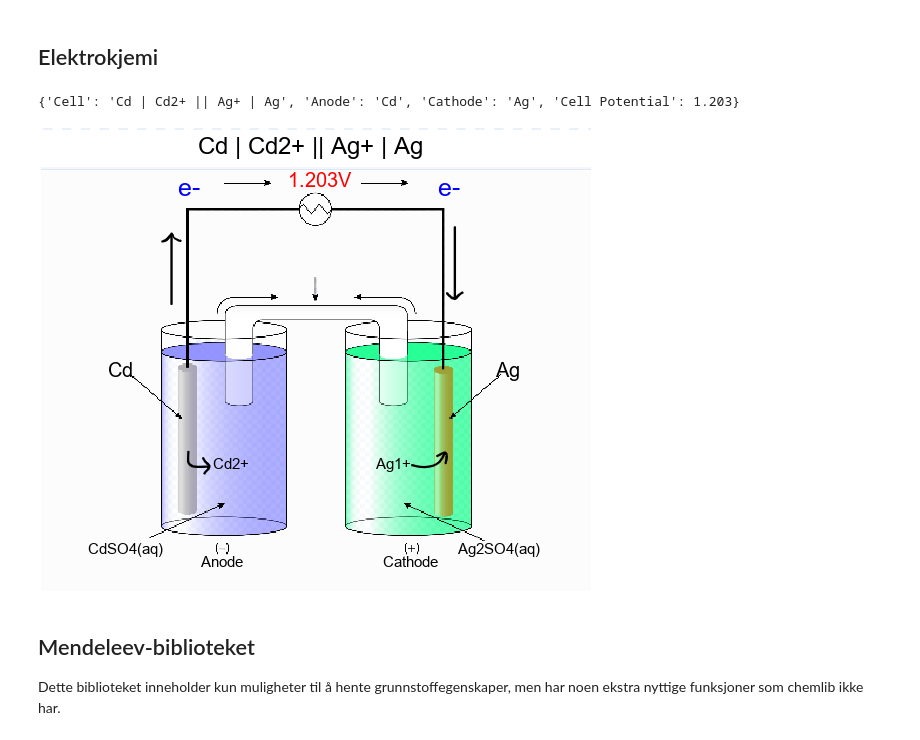
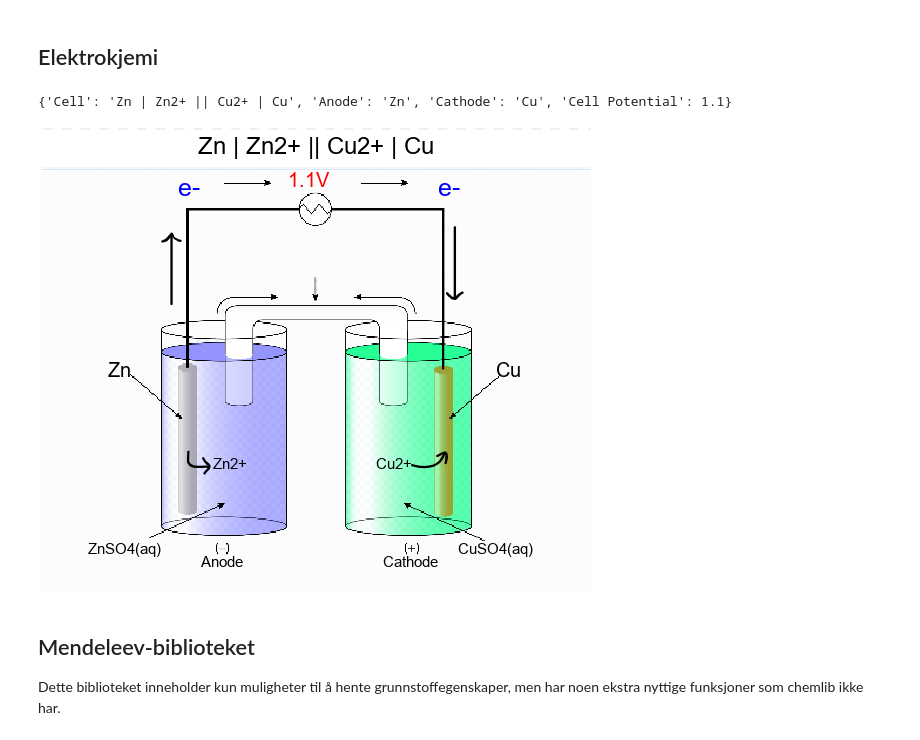
Before and after one commit to andreasdh/programmering-i-kjemi, a Jupyter notebook: docs/forelesninger/forelesning1_2021.ipynb, the cells around one changed output. Drawn from its saved outputs; the diff is of its cells as text; code cells hidden in the pictures.

```diff
--- a/docs/forelesninger/forelesning1_2021.ipynb
+++ b/docs/forelesninger/forelesning1_2021.ipynb
@@ -79,12 +79,12 @@ True
 # %%
 from chemlib import Galvanic_Cell
 
-celle = Galvanic_Cell("Cd", "Ag")
+celle = Galvanic_Cell("Cu", "Zn")
 print(celle.properties)
 celle.diagram
 # %% [output]
-{'Cell': 'Cd | Cd2+ || Ag+ | Ag', 'Anode': 'Cd', 'Cathode': 'Ag', 'Cell Potential': 1.203}
+{'Cell': 'Zn | Zn2+ || Cu2+ | Cu', 'Anode': 'Zn', 'Cathode': 'Cu', 'Cell Potential': 1.1}
-[figure, old version]
+[figure, new version]
 # %% [markdown]
 ## Mendeleev-biblioteket
 Dette biblioteket inneholder kun muligheter til å hente grunnstoffegenskaper, men har noen ekstra nyttige funksjoner som chemlib ikke har.
```
Also changed, not shown: parts of 8 cells of this notebook.
